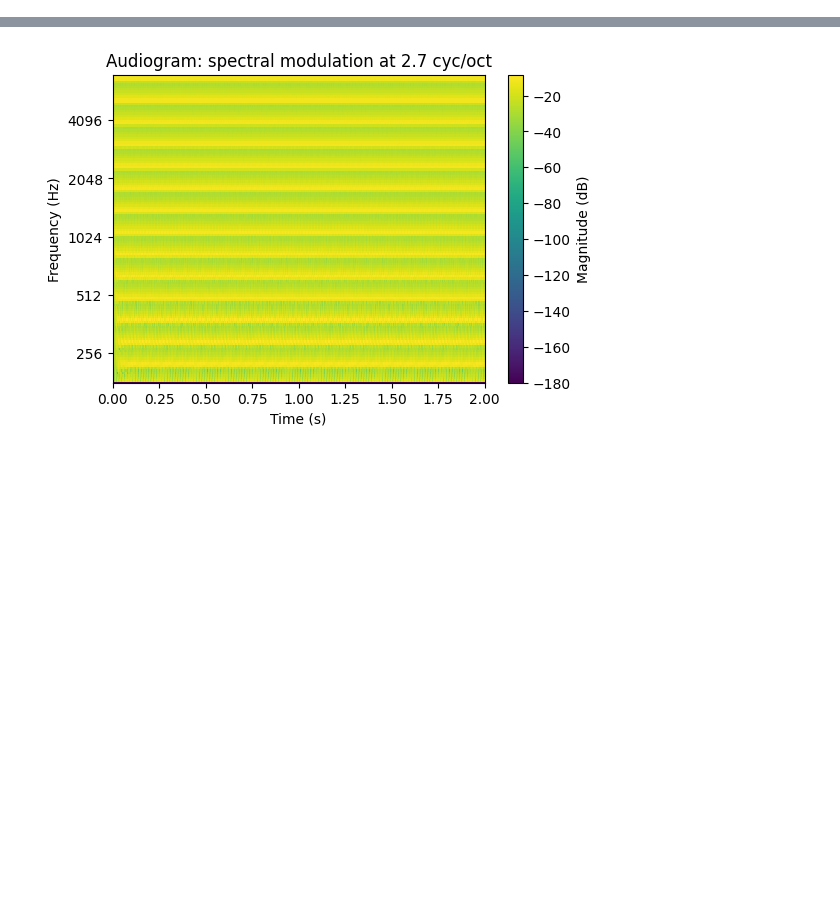
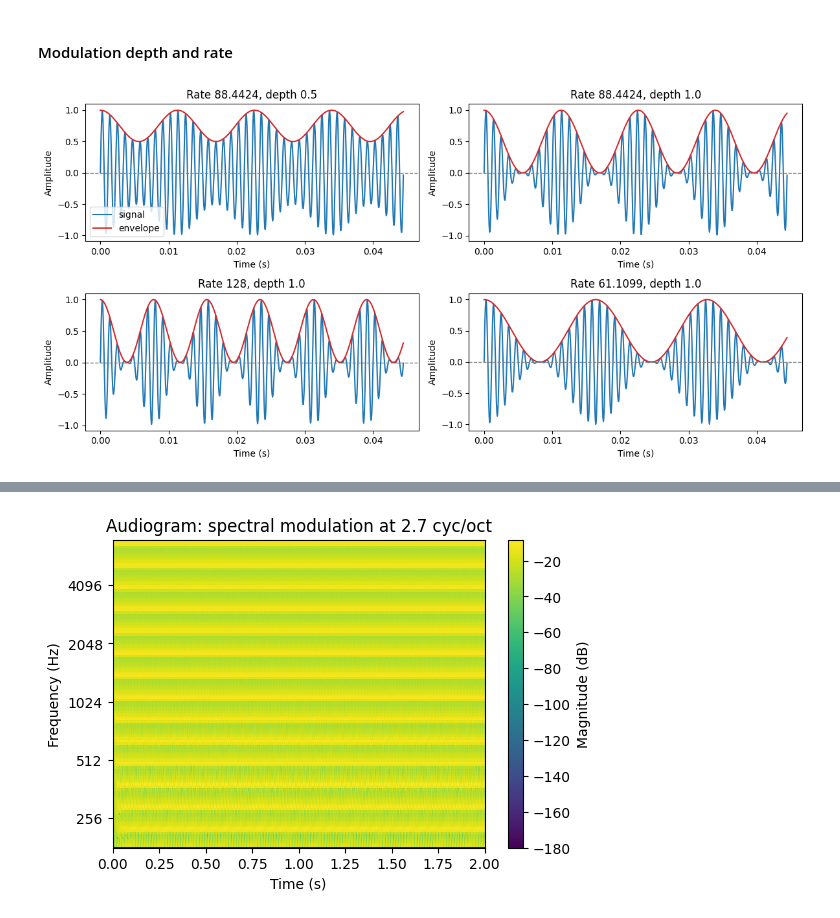
Before and after one commit to ninocapipoca/neural_audio, a Jupyter notebook: tutorials/Tutorial 3 - Stimulus sound generators.ipynb, the cells around one changed output, grey strips where cells are left out. Cells and saved outputs as stored; diff of their text form; code cells hidden in the pictures; blank space fills up the shorter version.

```diff
--- a/tutorials/Tutorial 3 - Stimulus sound generators.ipynb
+++ b/tutorials/Tutorial 3 - Stimulus sound generators.ipynb
@@ -40,0 +86,35 @@ half_scales = 2 ** np.linspace(np.log2(1/5), np.log2(10), 16)    # spectral scal
+# %% [markdown]
+#### Modulation depth and rate
+# %%
+# Plots demonstrating how the signal is changed by the envelope defined by the rate and modulation depth
+# (rate, depth, title) for each panel
+
+carrier_freq = 900
+duration = 40/carrier_freq # value chosen for smooth plotting
+sf = 16000
+t_plots = np.arange(0, duration, 1/sf)
+
+panels = [
+    (half_rates[14], 0.5),
+    (half_rates[14], 1.0),
+    (half_rates[15], 1.0),
+    (half_rates[13], 1.0),
+]
+
+fig, axes = plt.subplots(2, 2, figsize=(12, 6))
+
+for ax, (rate, depth) in zip(axes.flat, panels):
+    title = f"Rate {rate:g}, depth {depth}"
+    signal, envelope = mf.gen_temporal_modulations_rate(rate, carrier_freq=carrier_freq, depth=depth, duration=duration)
+    ax.plot(t_plots, signal, color='tab:blue', label='signal')
+    ax.plot(t_plots, envelope, color='tab:red', label='envelope')
+    ax.axhline(0, color='gray', linestyle='--', linewidth=1)
+    ax.set_title(title)
+    ax.set_xlabel('Time (s)')
+    ax.set_ylabel('Amplitude')
+
+axes[0, 0].legend()
+plt.tight_layout()
+plt.show()
+# %% [output]
+[figure, added]
```
Also changed, not shown: parts of 26 cells of this notebook, 2 other files.
